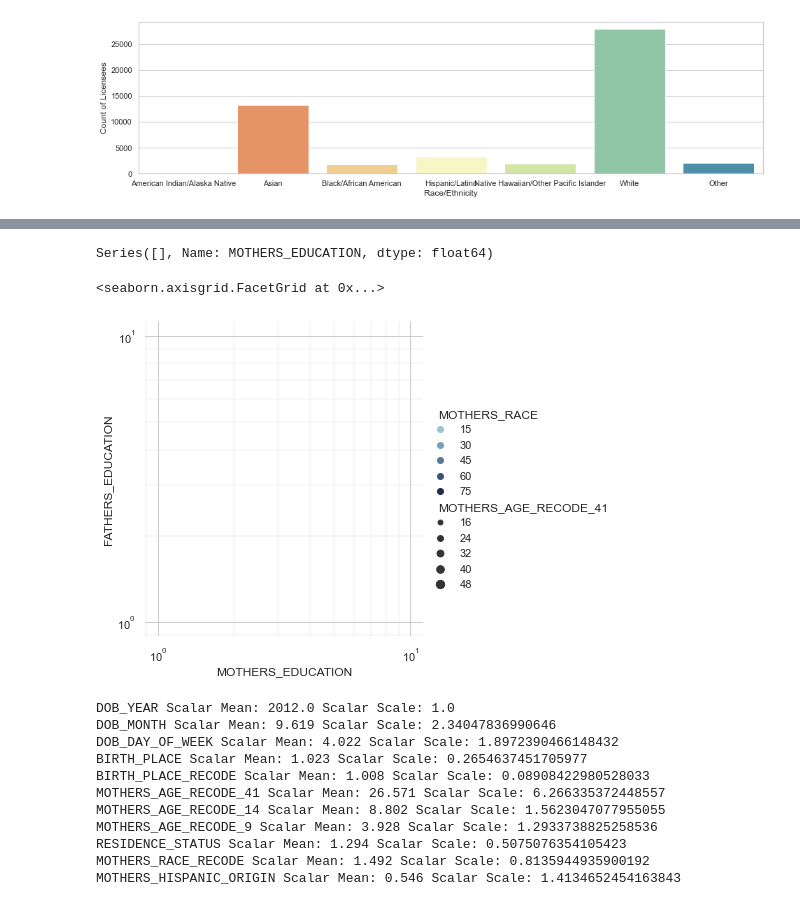
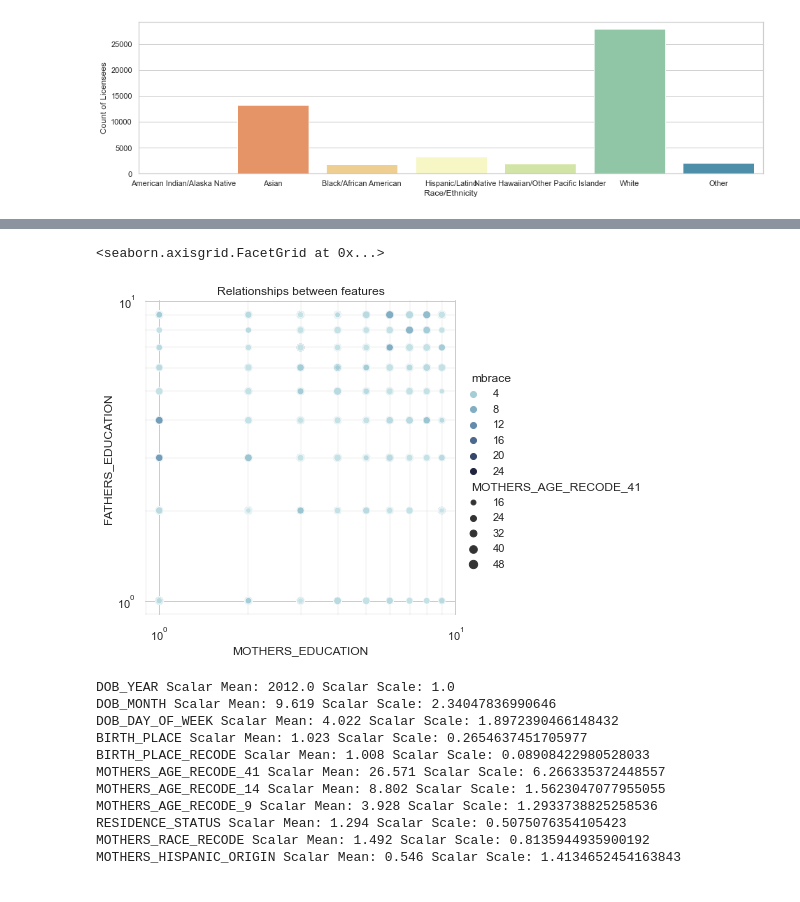
Before and after one commit to OliverCollins/team_32, a Jupyter notebook: ds4a.ipynb, the cells around one changed output, grey strips where cells are left out. Cells and saved outputs as stored; diff of their text form; code cells hidden in the pictures.

```diff
--- a/ds4a.ipynb
+++ b/ds4a.ipynb
@@ -125,29 +127,25 @@ Text(0.5, 1.0, 'Race of Mother')
 # %%
-cleaned_df = race_df[race_df[['MOTHERS_EDUCATION', 'FATHERS_EDUCATION', 'MOTHERS_AGE_RECODE_41']].notnull().all(1)]
-
-# setup_df = race_df[race_df["MOTHERS_EDUCATION"].notnull()]
-# setup_df_2 = setup_df[setup_df["FATHERS_EDUCATION"].notnull()]
-# setup_df_3 = setup_df_2[setup_df_2["MOTHERS_AGE_RECODE_41"].notnull()]
-
-print(cleaned_df["MOTHERS_EDUCATION"])
+copy_large = births_deaths_large.copy()
+cleaned_df = copy_large[copy_large[['mbrace', 'MOTHERS_EDUCATION', 'FATHERS_EDUCATION', 'MOTHERS_AGE_RECODE_41']].notnull().all(1)]
+cleaned_columns_df = cleaned_df[['mbrace', 'MOTHERS_EDUCATION', 'FATHERS_EDUCATION', 'MOTHERS_AGE_RECODE_41']]
 
 sns.set_theme(style="whitegrid")
 
 cmap = sns.cubehelix_palette(rot=-.2, as_cmap=True)
 g = sns.relplot(
-    data=births_deaths_large,
+    data=cleaned_columns_df,
     x="MOTHERS_EDUCATION", y="FATHERS_EDUCATION",
-    hue="MOTHERS_RACE", size="MOTHERS_AGE_RECODE_41",
-    palette=cmap,
+    hue="mbrace", size="MOTHERS_AGE_RECODE_41",
+    palette=cmap
 )
 g.set(xscale="log", yscale="log")
 g.ax.xaxis.grid(True, "minor", linewidth=.25)
 g.ax.yaxis.grid(True, "minor", linewidth=.25)
+g.ax.set_title('Relationships between features')
 g.despine(left=True, bottom=True)
 # %% [output]
-Series([], Name: MOTHERS_EDUCATION, dtype: float64)
+<seaborn.axisgrid.FacetGrid at 0x...>
-<seaborn.axisgrid.FacetGrid at 0x...>
-[figure, old version]
+[figure, new version]
 # %%
 import pandas as pd
 import numpy as np
```
Also changed, not shown: parts of 4 cells of this notebook.
